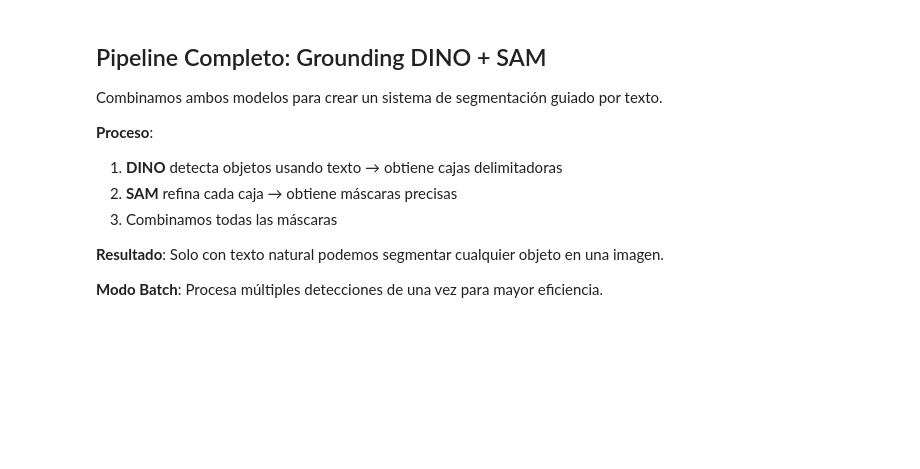
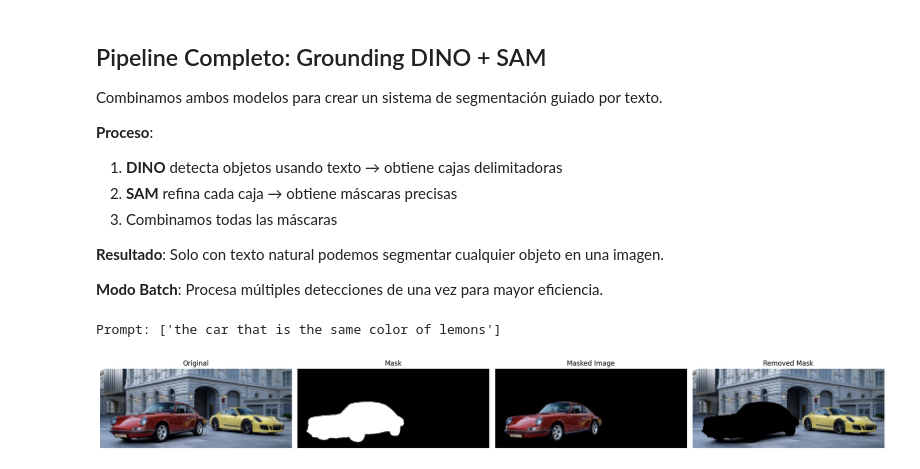
Before and after one commit to sergiovillanueva/prompt_to_mask, a Jupyter notebook: 1_GD_SAM.ipynb, the cells around one changed output. Saved outputs shown, nothing was run; the diff lists cells and outputs as text; code cells hidden in the pictures; blank space fills up the shorter version.

```diff
--- a/1_GD_SAM.ipynb
+++ b/1_GD_SAM.ipynb
@@ -331,31 +350,36 @@ def segment_objects(image, prompt, batch_mode=True):
             iou_scores = sam_outputs.iou_scores.cpu().numpy()
             final_mask = np.zeros((h, w), dtype=np.float32)
 
             for i in range(len(boxes)):
                 detection_masks = masks[0][i].cpu().numpy()
                 best_idx = iou_scores[0][i].argmax()
                 final_mask += detection_masks[best_idx]
 
     print(f"Prompt: {prompt}")
     final_mask = np.clip(final_mask, 0, 1)
 
     fig, axes = plt.subplots(1, 4, figsize=(20, 5))
     axes[0].imshow(image)
     axes[0].set_title("Original")
     axes[0].axis("off")
     axes[1].imshow(final_mask, cmap="gray")
     axes[1].set_title("Mask")
     axes[1].axis("off")
     masked_img = np.array(image) * final_mask[:,:,None]
     axes[2].imshow(masked_img.astype(np.uint8))
     axes[2].set_title("Masked Image")
     axes[2].axis("off")
     inverted_mask = 1 - final_mask
     removed_img = np.array(image) * inverted_mask[:,:,None]
     axes[3].imshow(removed_img.astype(np.uint8))
     axes[3].set_title("Removed Mask")
     axes[3].axis("off")
     plt.tight_layout()
     plt.show()
 
-    return
+    return final_mask
+
+mask = segment_objects(image_cars, ["the car that is the same color of lemons"], batch_mode=True)
+# %% [output]
+Prompt: ['the car that is the same color of lemons']
+[figure, added]
```
Also changed, not shown: parts of 6 cells of this notebook, 6 other files.
